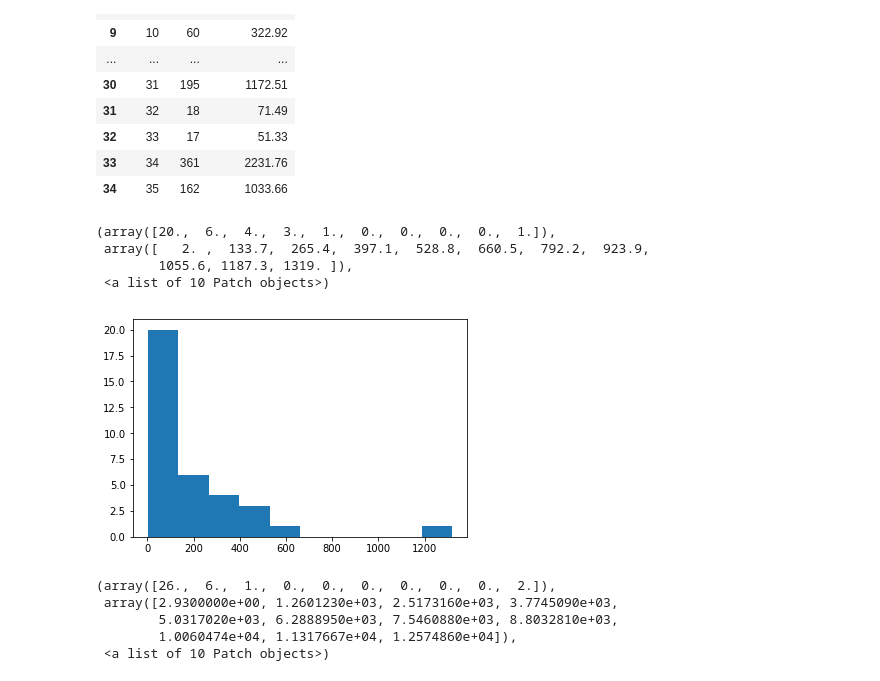
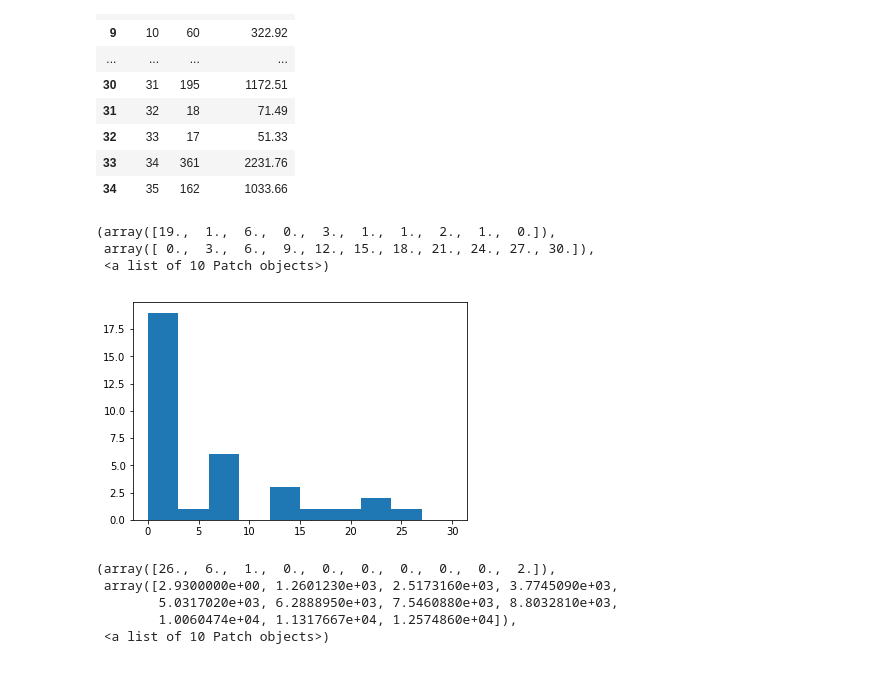
Before and after one commit to ctb/2018-ggg-jetstream-usage, a Jupyter notebook: jetstream-analysis.ipynb, the cells around one changed output. Saved outputs shown, nothing was run; the diff lists cells and outputs as text; code cells hidden in the pictures.

```diff
--- a/jetstream-analysis.ipynb
+++ b/jetstream-analysis.ipynb
@@ -39,13 +39,12 @@ usage
 # %%
 from matplotlib import pyplot
 # %%
-pyplot.hist(usage.jobs)
+pyplot.hist(usage.jobs / 24, bins=10, range=(0, 30))
 # %% [output]
-(array([20.,  6.,  4.,  3.,  1.,  0.,  0.,  0.,  0.,  1.]),
- array([   2. ,  133.7,  265.4,  397.1,  528.8,  660.5,  792.2,  923.9,
-        1055.6, 1187.3, 1319. ]),
+(array([19.,  1.,  6.,  0.,  3.,  1.,  1.,  2.,  1.,  0.]),
+ array([ 0.,  3.,  6.,  9., 12., 15., 18., 21., 24., 27., 30.]),
  <a list of 10 Patch objects>)
-[figure, old version]
+[figure, new version]
 # %%
 pyplot.hist(usage.sus_charged)
 # %% [output]
```
Also changed, not shown: parts of 10 cells of this notebook.
